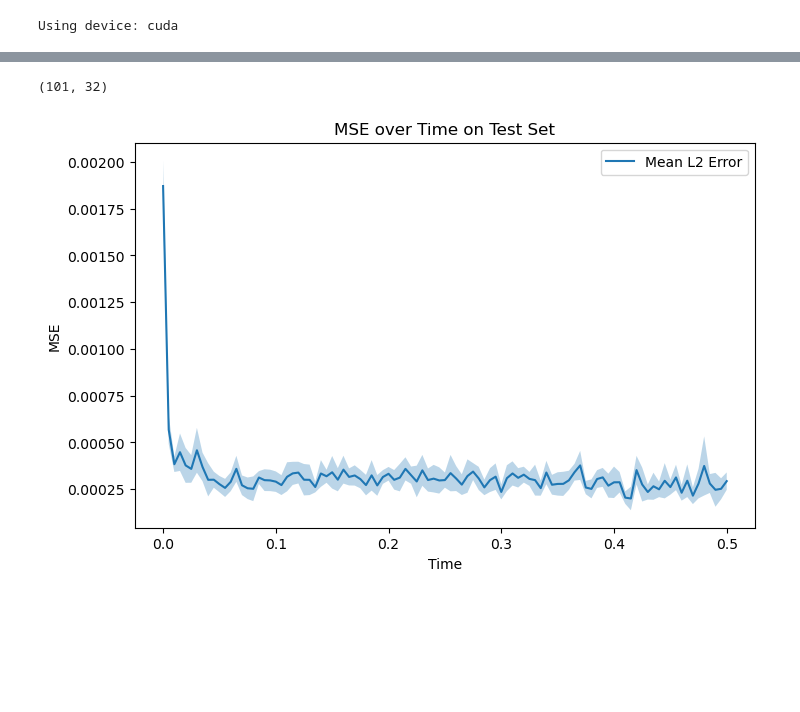
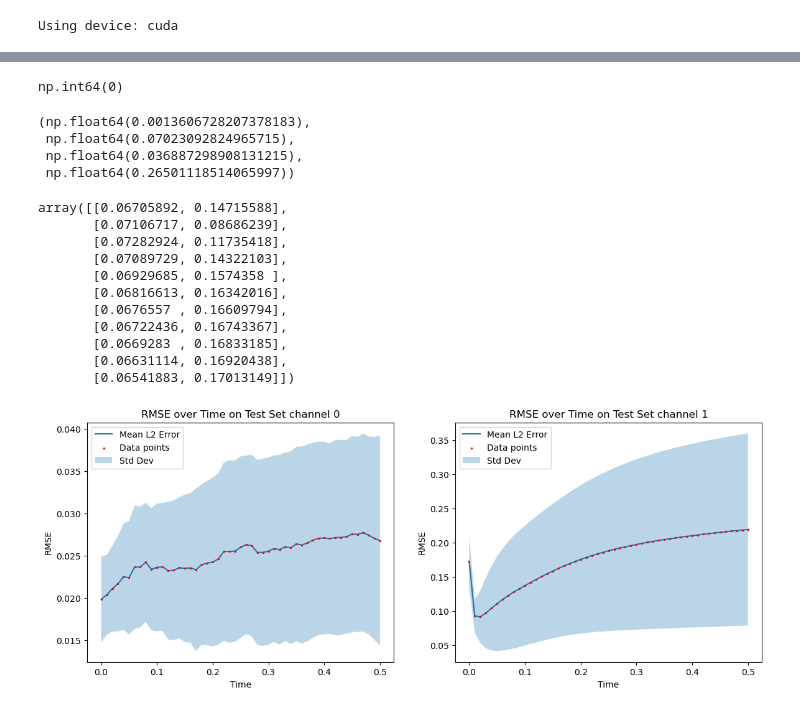
Before and after one commit to cmt-dtu-energy/dynamical-pde-diffusion, a Jupyter notebook: notebooks/02_validation.ipynb, the cells around one changed output, grey strips where cells are left out. Drawn from its saved outputs; the diff is of its cells as text; code cells hidden in the pictures; blank space fills up the shorter version.

```diff
--- a/notebooks/02_validation.ipynb
+++ b/notebooks/02_validation.ipynb
@@ -96,0 +140,3 @@ Us, As, t_steps, labels = generate_heat(
+# %%
+for i in range(NUM_TEST_SAMPLES):
+    plot_ground_truth(As[i, 0], Us[i, 0, :, :, -1], float(labels[i].squeeze()), float(t_steps[-1]))
@@ -120 +188,10 @@ num_steps = 40
+# %%
+alpha = float(data_labels[0, 0])
+a_lbl = torch.full((sample_shape[0], 1), alpha)
+a1 = torch.tensor(data_labels[0])
+a_lbl1 = a1.repeat(sample_shape[0], 1)
+
+a_lbl2 = a1.expand(sample_shape[0], -1)
+assert torch.all(a_lbl.squeeze() == a_lbl2), "Labels do not match!"
+assert torch.all(a_lbl.squeeze() == a_lbl1), "Labels do not match!"
 # %%
@@ -160,25 +250,49 @@ Validating sample 2/50
+# %%
+np.sum(np.isinf(errors))
+# %% [output]
+np.int64(0)
 # %%
-mean_error = np.sqrt(errors).mean(axis=0)
+mse = np.mean(errors, axis=2)
+rmse = np.sqrt(mse)
+mse.min(), mse.max(), rmse.min(), rmse.max()
+# %% [output]
+(np.float64(0.0013606728207378183),
+ np.float64(0.07023092824965715),
+ np.float64(0.036887298908131215),
+ np.float64(0.26501118514065997))
-# %%
-mean_error.shape
-# %% [output]
-(101, 32)
 # %%
-mu = mean_error.mean(axis=1)
-std = mean_error.std(axis=1)
+mu = rmse.mean(axis=0)
+std = rmse.std(axis=0)
+# %%
+mu
+# %% [output]
+array([[0.06705892, 0.14715588],
+       [0.07106717, 0.08686239],
+       [0.07282924, 0.11735418],
+       [0.07089729, 0.14322103],
+       [0.06929685, 0.1574358 ],
+       [0.06816613, 0.16342016],
+       [0.0676557 , 0.16609794],
+       [0.06722436, 0.16743367],
+       [0.0669283 , 0.16833185],
+       [0.06631114, 0.16920438],
+       [0.06541883, 0.17013149]])
 # %%
-fig, ax = plt.subplots(figsize=(8, 5))
-ax.plot(t_steps.numpy(), mu, label="Mean L2 Error")
-ax.fill_between(
-    t_steps.numpy(),
-    mu - std,
-    mu + std,
-    alpha=0.3,
-)
-ax.set_xlabel("Time")
-ax.set_ylabel("RMSE")
-ax.set_title("RMSE over Time on Test Set")
-ax.legend()
+fig, axs = plt.subplots(1, 2, figsize=(14, 5))
+for i, ax in enumerate(axs.flat):
+    ax.plot(t_steps.numpy(), mu[:, i], label="Mean L2 Error", zorder=2)
+    ax.scatter(t_steps.numpy(), mu[:, i], label="Data points", c="red", s=2, zorder=3)
+    ax.fill_between(
+        t_steps.numpy(),
+        mu[:, i] - std[:, i],
+        mu[:, i] + std[:, i],
+        alpha=0.3,
+        label="Std Dev",
+        zorder=1
+    )
+    ax.set(title=f"RMSE over Time on Test Set channel {i}", xlabel="Time", ylabel="RMSE")
+    ax.legend()
+#plt.savefig(root_path / "logs" / "figures" / f"{data_name}_rmse_over_time.png", dpi=300)
 plt.show()
 # %% [output]
-[figure, old version]
+[figure, new version]
```
Also changed, not shown: parts of 14 cells of this notebook, 19 other files.
